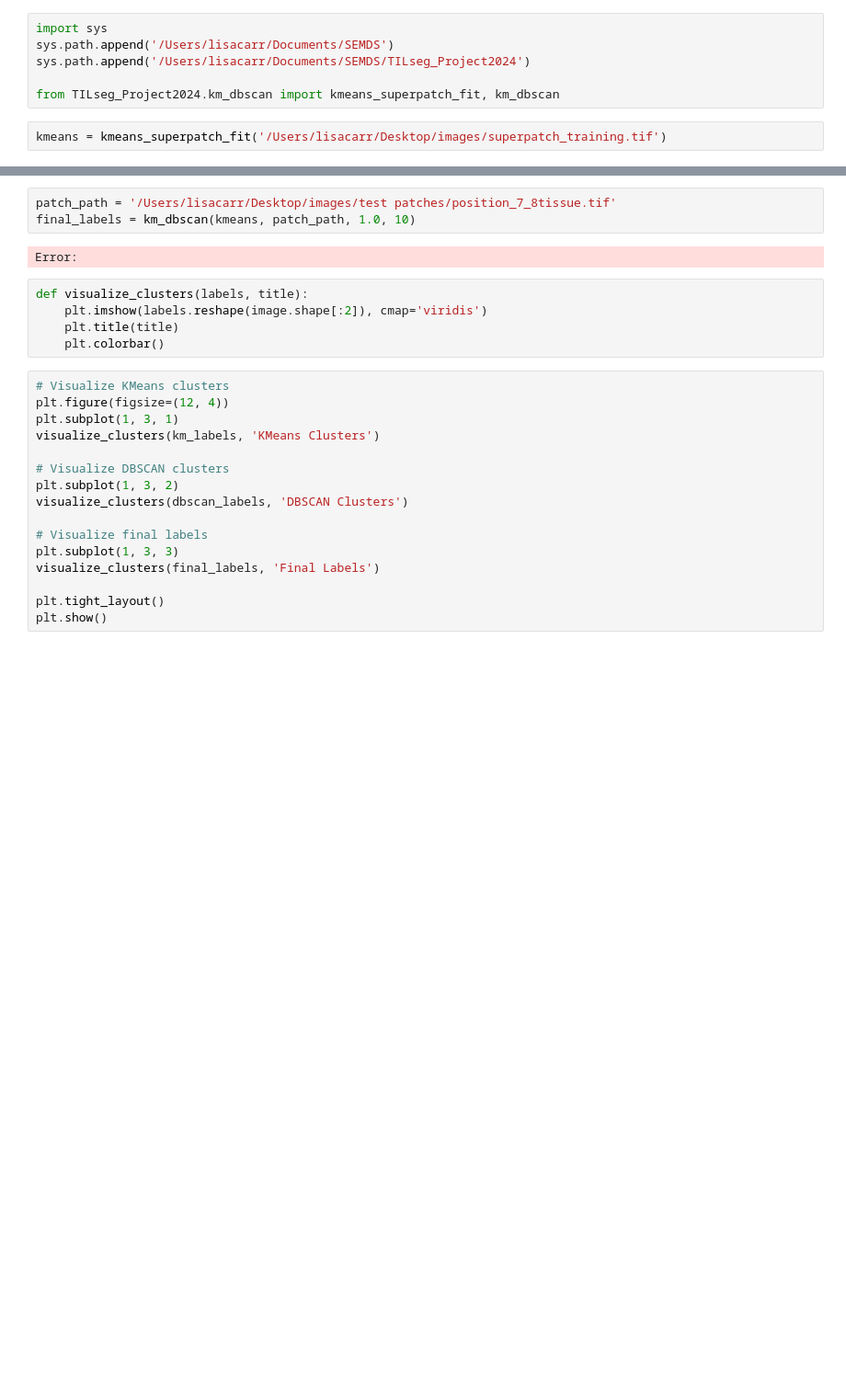
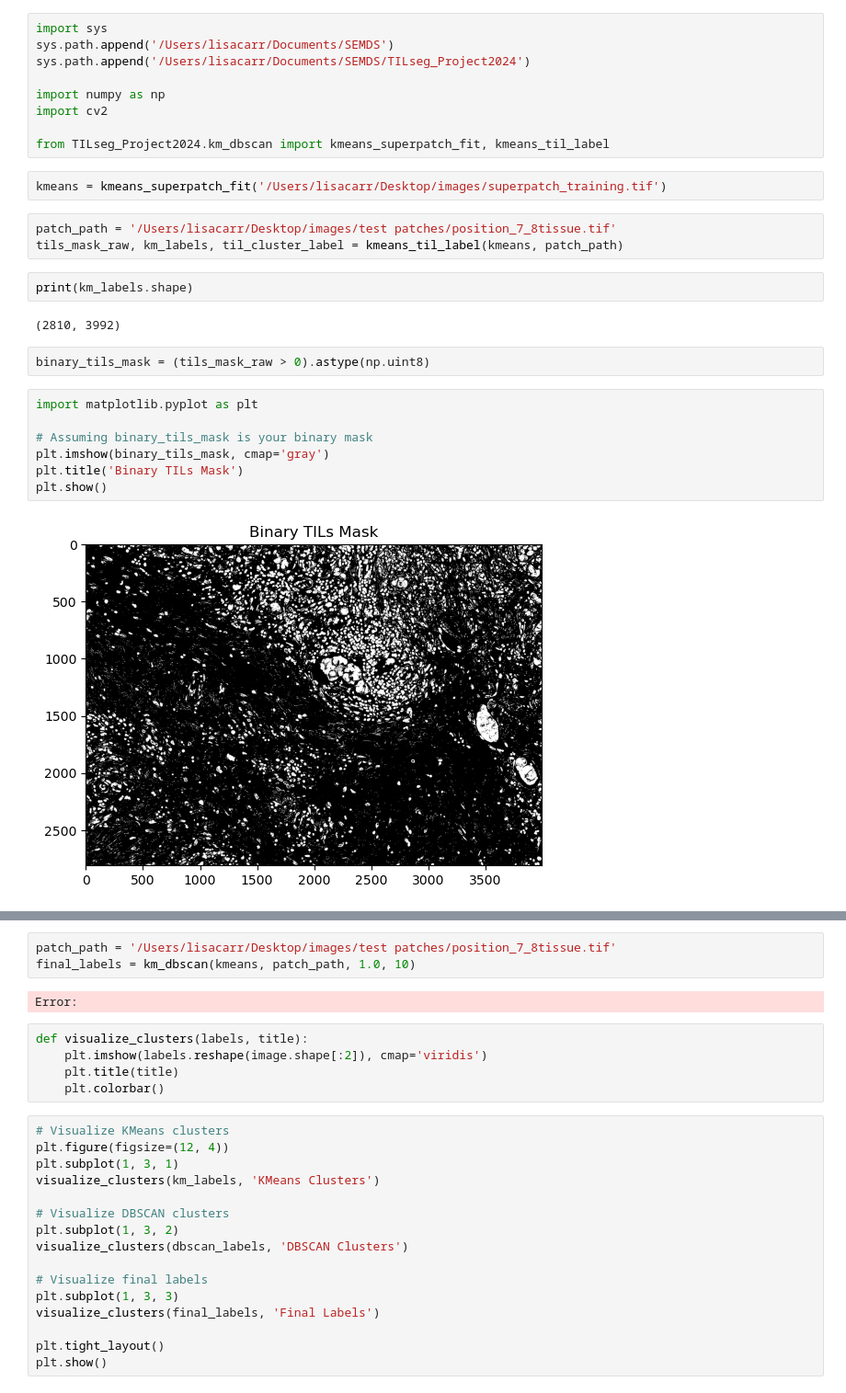
Before and after one commit to TILseg/TILseg, a Jupyter notebook: km_dbscan_test.ipynb, the cells around one changed output, grey strips where cells are left out. Shown at 92% size. Drawn from its saved outputs; the diff is of its cells as text; blank space fills up the shorter version.

Commit message:
adding test notebook for km_dbscan functions

```diff
--- a/km_dbscan_test.ipynb
+++ b/km_dbscan_test.ipynb
@@ -3,6 +3,27 @@ import sys
 sys.path.append('/Users/lisacarr/Documents/SEMDS')
 sys.path.append('/Users/lisacarr/Documents/SEMDS/TILseg_Project2024')
 
-from TILseg_Project2024.km_dbscan import kmeans_superpatch_fit, km_dbscan
+import numpy as np
+import cv2
+
+from TILseg_Project2024.km_dbscan import kmeans_superpatch_fit, kmeans_til_label
 # %%
 kmeans = kmeans_superpatch_fit('/Users/lisacarr/Desktop/images/superpatch_training.tif')
+# %%
+patch_path = '/Users/lisacarr/Desktop/images/test patches/position_7_8tissue.tif'
+tils_mask_raw, km_labels, til_cluster_label = kmeans_til_label(kmeans, patch_path)
+# %%
+print(km_labels.shape)
+# %% [output]
+(2810, 3992)
+# %%
+binary_tils_mask = (tils_mask_raw > 0).astype(np.uint8)
+# %%
+import matplotlib.pyplot as plt
+
+# Assuming binary_tils_mask is your binary mask
+plt.imshow(binary_tils_mask, cmap='gray')
+plt.title('Binary TILs Mask')
+plt.show()
+# %% [output]
+[figure, added]
```
Also changed, not shown: parts of 1 cell of this notebook.
